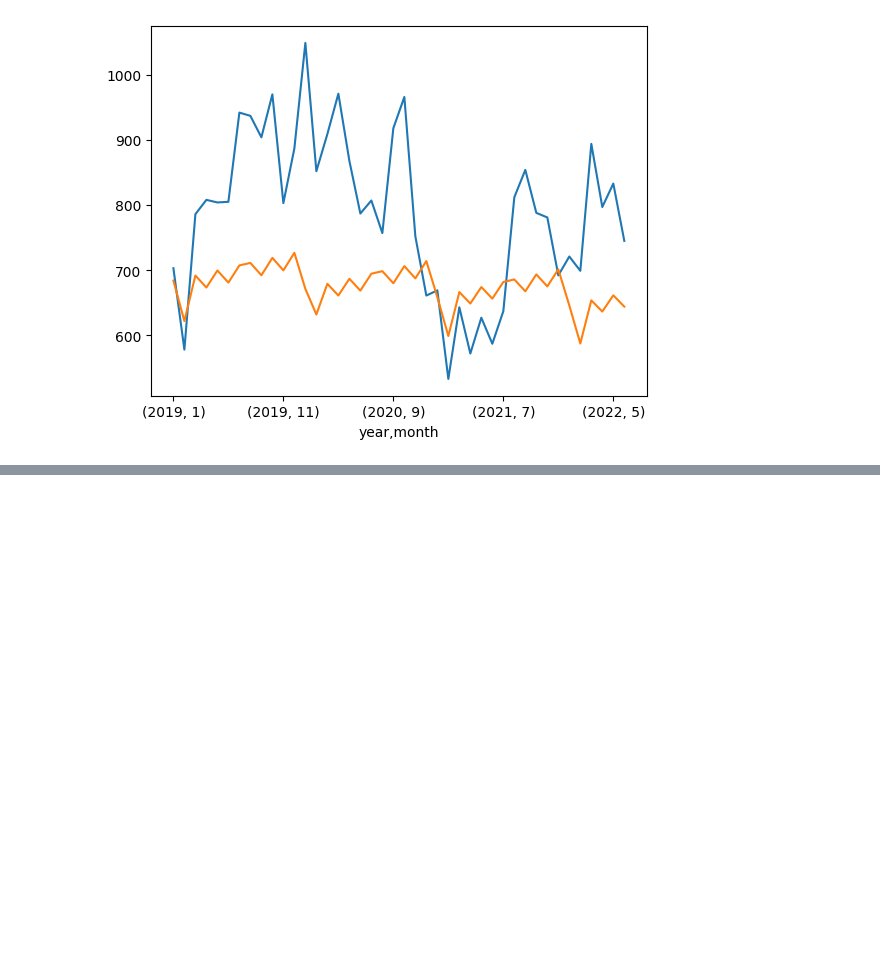
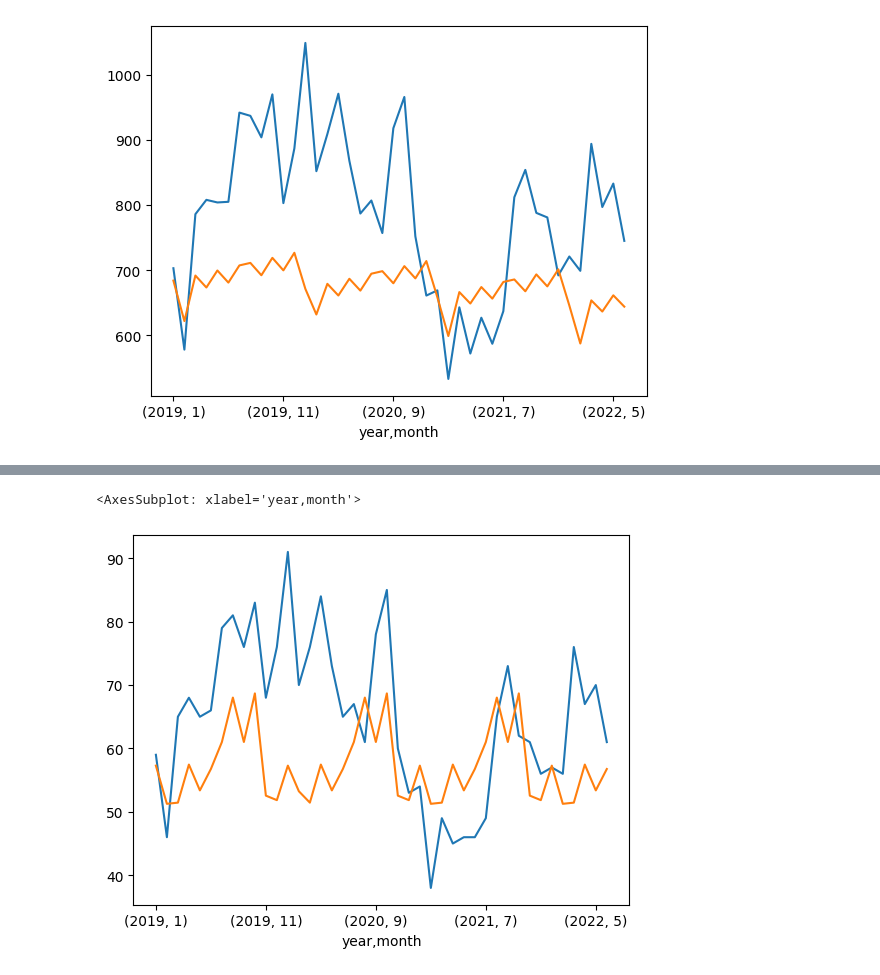
Before and after one commit to pika11/uoft-ml-group4-final-project, a Jupyter notebook: ale_auto_theft.ipynb, the cells around one changed output, grey strips where cells are left out. Saved outputs shown, nothing was run; the diff lists cells and outputs as text; code cells hidden in the pictures; blank space fills up the shorter version.

```diff
--- a/ale_auto_theft.ipynb
+++ b/ale_auto_theft.ipynb
@@ -184,0 +245,15 @@ df_dl_2 = df.copy()
+# %%
+# Divide test and train data where test data is from 2019 to 2022 with loc
+train_data = cat_df_dl_2[cat_df_dl_2['year'] < 2019]
+test_data = cat_df_dl_2[cat_df_dl_2['year'] >= 2019]
+
+# Setup data loader for fastai
+splits = RandomSplitter(valid_pct=0.2)(range_of(train_data))
+dls = TabularDataLoaders.from_df(train_data, y_names='thefts', cat_names=[
+                                 'year', 'month', 'day'], cont_names=[], splits=splits, procs=[Categorify])
+# Creatre a learner
+learn = tabular_learner(dls, metrics=mse)
+# %%
+# Train the model
+learn.fit_one_cycle(30)
+learn.show_results()
@@ -184,0 +289,9 @@ df_dl_2 = df.copy()
+# %%
+# User learner to predict the number of thefts in the test_data
+dl = learn.dls.test_dl(test_data[['year', 'month', 'day']])
+preds, _ = learn.get_preds(dl=dl)
+
+# Convert the predictions to a numpy array and atach it to the test_data
+test_data_with_preds = test_data.copy()
+test_data_with_preds['predictions'] = preds.numpy()
+test_data_with_preds.head()
@@ -184,0 +306,7 @@ df_dl_2 = df.copy()
+# %%
+# Plot the predicted thefts and actual thefts on the same graph by year and month
+test_data_with_preds.groupby(['year', 'month'])['thefts'].sum().plot(kind='line')
+test_data_with_preds.groupby(['year', 'month'])['predictions'].sum().plot(kind='line')
+# %% [output]
+<AxesSubplot: xlabel='year,month'>
+[figure, added]
```
Also changed, not shown: parts of 11 cells of this notebook.
